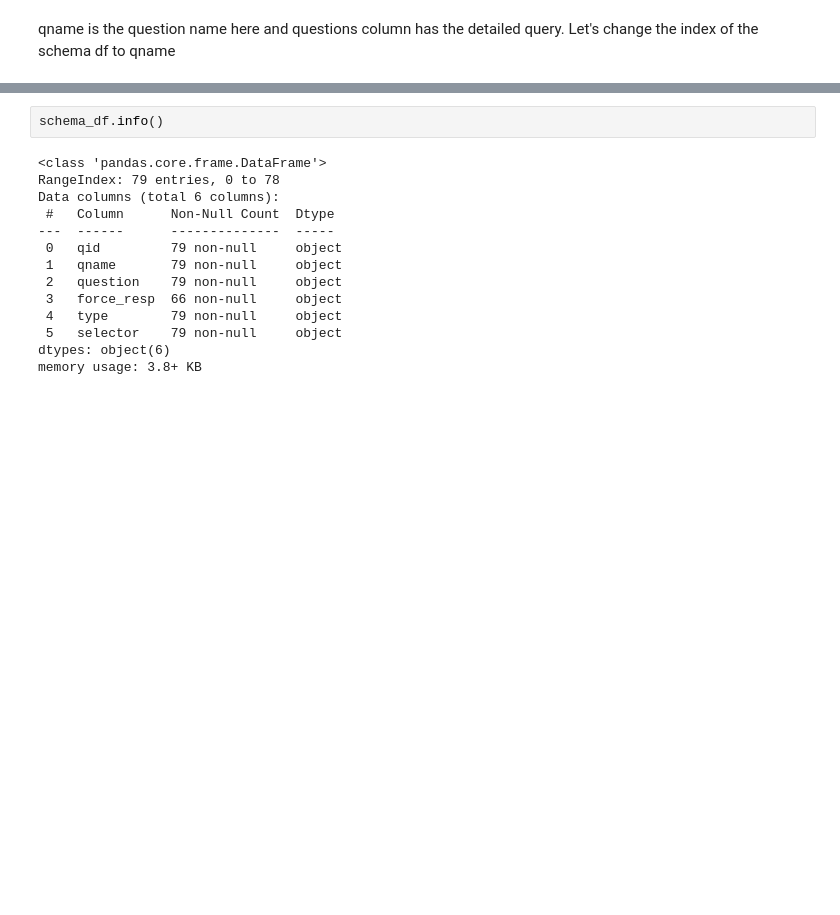
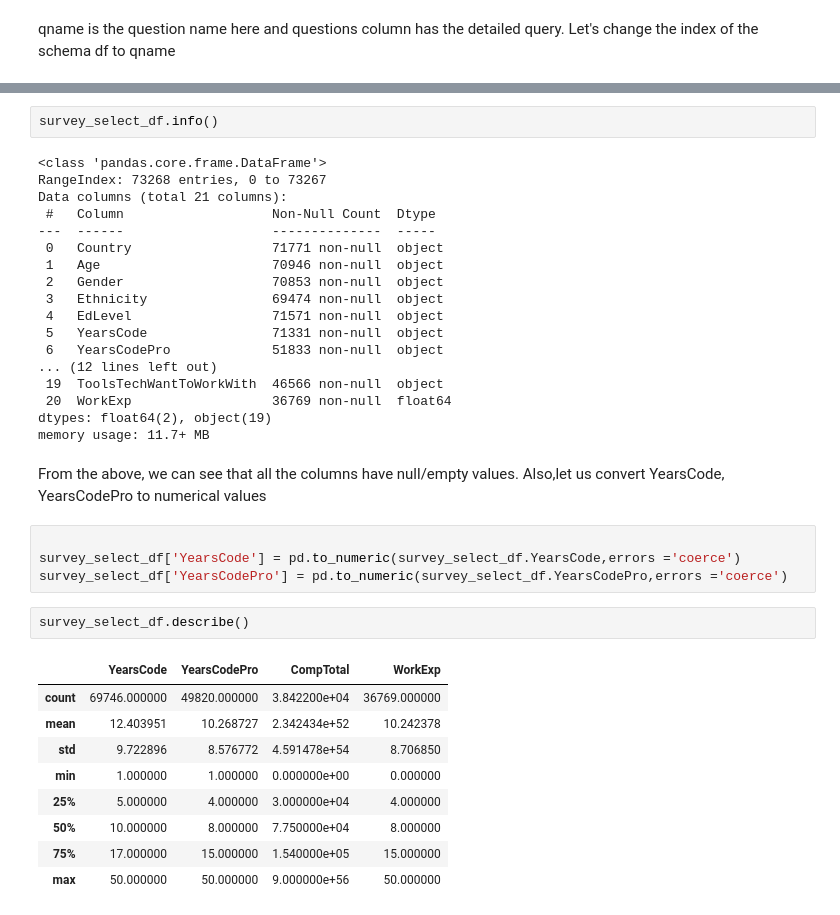
Before and after one commit to piyushrj100/Data_analysis, a Jupyter notebook: StackOverflow2022_EDA/Survey_2022.ipynb, the cells around one changed output, grey strips where cells are left out. Drawn from its saved outputs; the diff is of its cells as text; blank space fills up the shorter version.

```diff
--- a/StackOverflow2022_EDA/Survey_2022.ipynb
+++ b/StackOverflow2022_EDA/Survey_2022.ipynb
@@ -114,16 +160,38 @@ schema_df.set_index('qname')
 # %%
-schema_df.info()
+survey_select_df.info()
 # %% [output]
 <class 'pandas.core.frame.DataFrame'>
-RangeIndex: 79 entries, 0 to 78
-Data columns (total 6 columns):
- #   Column      Non-Null Count  Dtype
----  ------      --------------  -----
- 0   qid         79 non-null     object
- 1   qname       79 non-null     object
- 2   question    79 non-null     object
- 3   force_resp  66 non-null     object
- 4   type        79 non-null     object
- 5   selector    79 non-null     object
-dtypes: object(6)
-memory usage: 3.8+ KB
+RangeIndex: 73268 entries, 0 to 73267
+Data columns (total 21 columns):
+ #   Column                   Non-Null Count  Dtype
+---  ------                   --------------  -----
+ 0   Country                  71771 non-null  object
+ 1   Age                      70946 non-null  object
+ 2   Gender                   70853 non-null  object
+ 3   Ethnicity                69474 non-null  object
+ 4   EdLevel                  71571 non-null  object
+ 5   YearsCode                71331 non-null  object
+ 6   YearsCodePro             51833 non-null  object
+... (12 lines left out)
+ 19  ToolsTechWantToWorkWith  46566 non-null  object
+ 20  WorkExp                  36769 non-null  float64
+dtypes: float64(2), object(19)
+memory usage: 11.7+ MB
+# %% [markdown]
+From the above, we can see that all the columns have null/empty values. Also,let us convert  YearsCode, YearsCodePro to numerical values
+# %%
+
+survey_select_df['YearsCode'] = pd.to_numeric(survey_select_df.YearsCode,errors ='coerce')
+survey_select_df['YearsCodePro'] = pd.to_numeric(survey_select_df.YearsCodePro,errors ='coerce')
+# %%
+survey_select_df.describe()
+# %% [output]
+|  | YearsCode | YearsCodePro | CompTotal | WorkExp |
+| count | 69746.000000 | 49820.000000 | 3.842200e+04 | 36769.000000 |
+| mean | 12.403951 | 10.268727 | 2.342434e+52 | 10.242378 |
+| std | 9.722896 | 8.576772 | 4.591478e+54 | 8.706850 |
+| min | 1.000000 | 1.000000 | 0.000000e+00 | 0.000000 |
+| 25% | 5.000000 | 4.000000 | 3.000000e+04 | 4.000000 |
+| 50% | 10.000000 | 8.000000 | 7.750000e+04 | 8.000000 |
+| 75% | 17.000000 | 15.000000 | 1.540000e+05 | 15.000000 |
+| max | 50.000000 | 50.000000 | 9.000000e+56 | 50.000000 |
```
Also changed, not shown: parts of 21 cells of this notebook.
